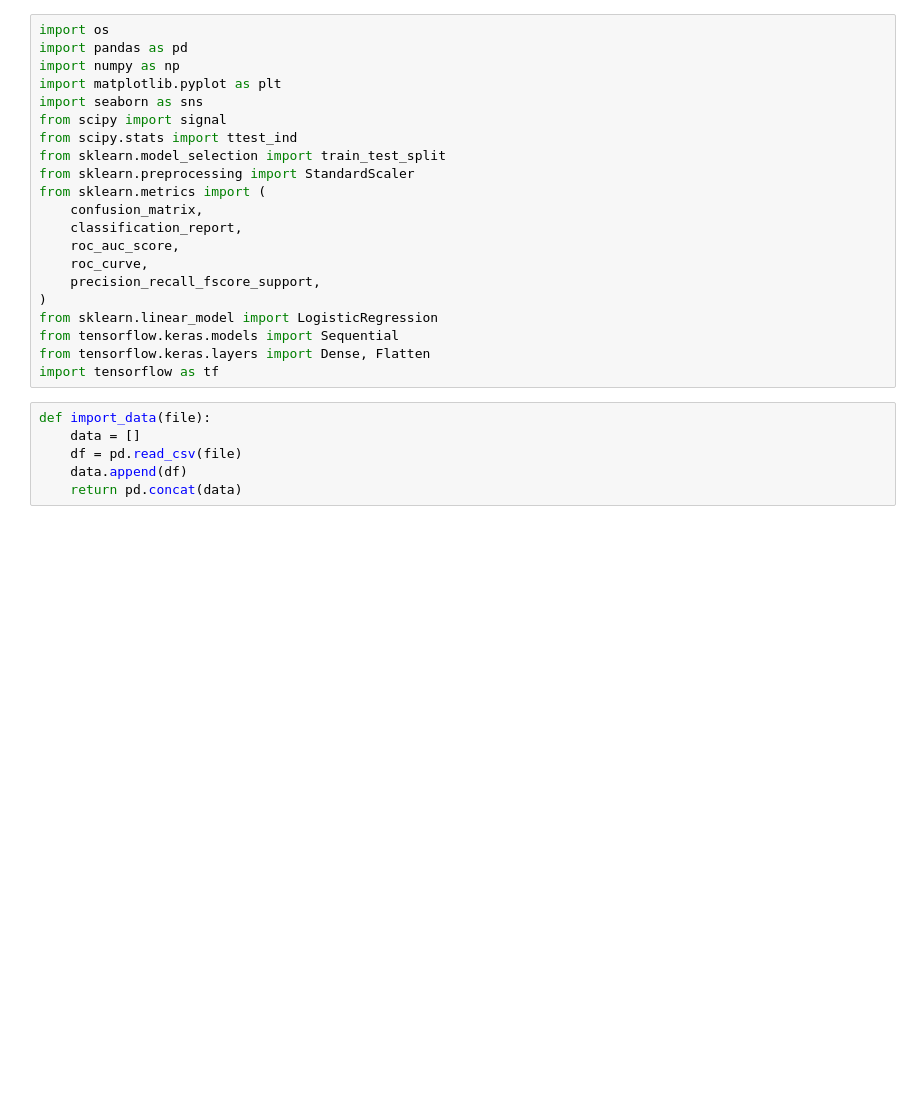
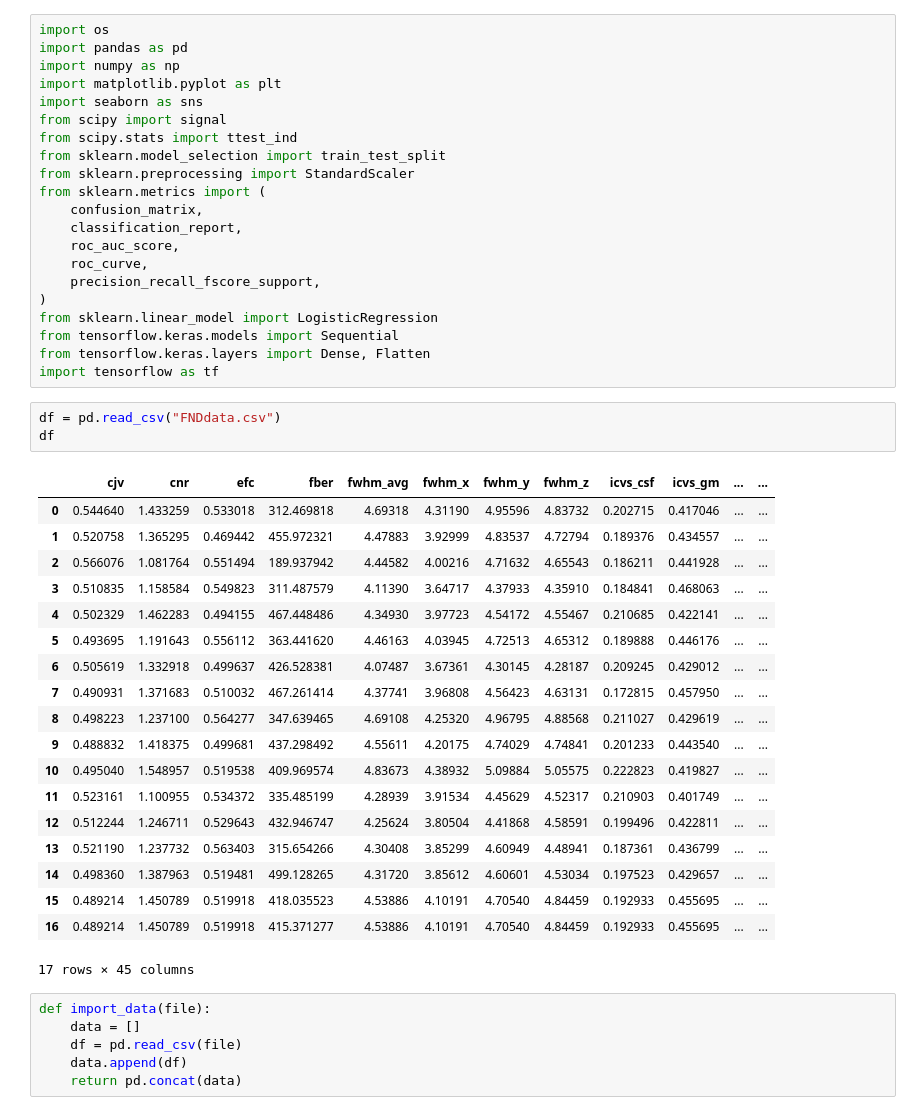
Before and after one commit to big-boi-snorlax/Neural-Network-Analysis-of-MRI-Scans-for-FND-Diagnosis, a Jupyter notebook: Neural Network Analysis of MRI Scans for FND Diagnosis/Neurological_Disorder_Classification_and_FND_Diagnosis/fnd.ipynb, the cells around one changed output. Saved outputs shown, nothing was run; the diff lists cells and outputs as text; blank space fills up the shorter version.

```diff
--- a/Neural Network Analysis of MRI Scans for FND Diagnosis/Neurological_Disorder_Classification_and_FND_Diagnosis/fnd.ipynb
+++ b/Neural Network Analysis of MRI Scans for FND Diagnosis/Neurological_Disorder_Classification_and_FND_Diagnosis/fnd.ipynb
@@ -19,6 +19,29 @@ from sklearn.linear_model import LogisticRegression
 from tensorflow.keras.models import Sequential
 from tensorflow.keras.layers import Dense, Flatten
 import tensorflow as tf
+# %%
+df = pd.read_csv("FNDdata.csv")
+df
+# %% [output]
+|  | cjv | cnr | efc | fber | fwhm_avg | fwhm_x | fwhm_y | fwhm_z | icvs_csf | icvs_gm | ... | ... |
+| 0 | 0.544640 | 1.433259 | 0.533018 | 312.469818 | 4.69318 | 4.31190 | 4.95596 | 4.83732 | 0.202715 | 0.417046 | ... | ... |
+| 1 | 0.520758 | 1.365295 | 0.469442 | 455.972321 | 4.47883 | 3.92999 | 4.83537 | 4.72794 | 0.189376 | 0.434557 | ... | ... |
+| 2 | 0.566076 | 1.081764 | 0.551494 | 189.937942 | 4.44582 | 4.00216 | 4.71632 | 4.65543 | 0.186211 | 0.441928 | ... | ... |
+| 3 | 0.510835 | 1.158584 | 0.549823 | 311.487579 | 4.11390 | 3.64717 | 4.37933 | 4.35910 | 0.184841 | 0.468063 | ... | ... |
+| 4 | 0.502329 | 1.462283 | 0.494155 | 467.448486 | 4.34930 | 3.97723 | 4.54172 | 4.55467 | 0.210685 | 0.422141 | ... | ... |
+| 5 | 0.493695 | 1.191643 | 0.556112 | 363.441620 | 4.46163 | 4.03945 | 4.72513 | 4.65312 | 0.189888 | 0.446176 | ... | ... |
+| 6 | 0.505619 | 1.332918 | 0.499637 | 426.528381 | 4.07487 | 3.67361 | 4.30145 | 4.28187 | 0.209245 | 0.429012 | ... | ... |
+| 7 | 0.490931 | 1.371683 | 0.510032 | 467.261414 | 4.37741 | 3.96808 | 4.56423 | 4.63131 | 0.172815 | 0.457950 | ... | ... |
+| 8 | 0.498223 | 1.237100 | 0.564277 | 347.639465 | 4.69108 | 4.25320 | 4.96795 | 4.88568 | 0.211027 | 0.429619 | ... | ... |
+| 9 | 0.488832 | 1.418375 | 0.499681 | 437.298492 | 4.55611 | 4.20175 | 4.74029 | 4.74841 | 0.201233 | 0.443540 | ... | ... |
+| 10 | 0.495040 | 1.548957 | 0.519538 | 409.969574 | 4.83673 | 4.38932 | 5.09884 | 5.05575 | 0.222823 | 0.419827 | ... | ... |
+| 11 | 0.523161 | 1.100955 | 0.534372 | 335.485199 | 4.28939 | 3.91534 | 4.45629 | 4.52317 | 0.210903 | 0.401749 | ... | ... |
+| 12 | 0.512244 | 1.246711 | 0.529643 | 432.946747 | 4.25624 | 3.80504 | 4.41868 | 4.58591 | 0.199496 | 0.422811 | ... | ... |
+| 13 | 0.521190 | 1.237732 | 0.563403 | 315.654266 | 4.30408 | 3.85299 | 4.60949 | 4.48941 | 0.187361 | 0.436799 | ... | ... |
+| 14 | 0.498360 | 1.387963 | 0.519481 | 499.128265 | 4.31720 | 3.85612 | 4.60601 | 4.53034 | 0.197523 | 0.429657 | ... | ... |
+| 15 | 0.489214 | 1.450789 | 0.519918 | 418.035523 | 4.53886 | 4.10191 | 4.70540 | 4.84459 | 0.192933 | 0.455695 | ... | ... |
+| 16 | 0.489214 | 1.450789 | 0.519918 | 415.371277 | 4.53886 | 4.10191 | 4.70540 | 4.84459 | 0.192933 | 0.455695 | ... | ... |
+17 rows × 45 columns
 # %%
 def import_data(file):
     data = []
```
